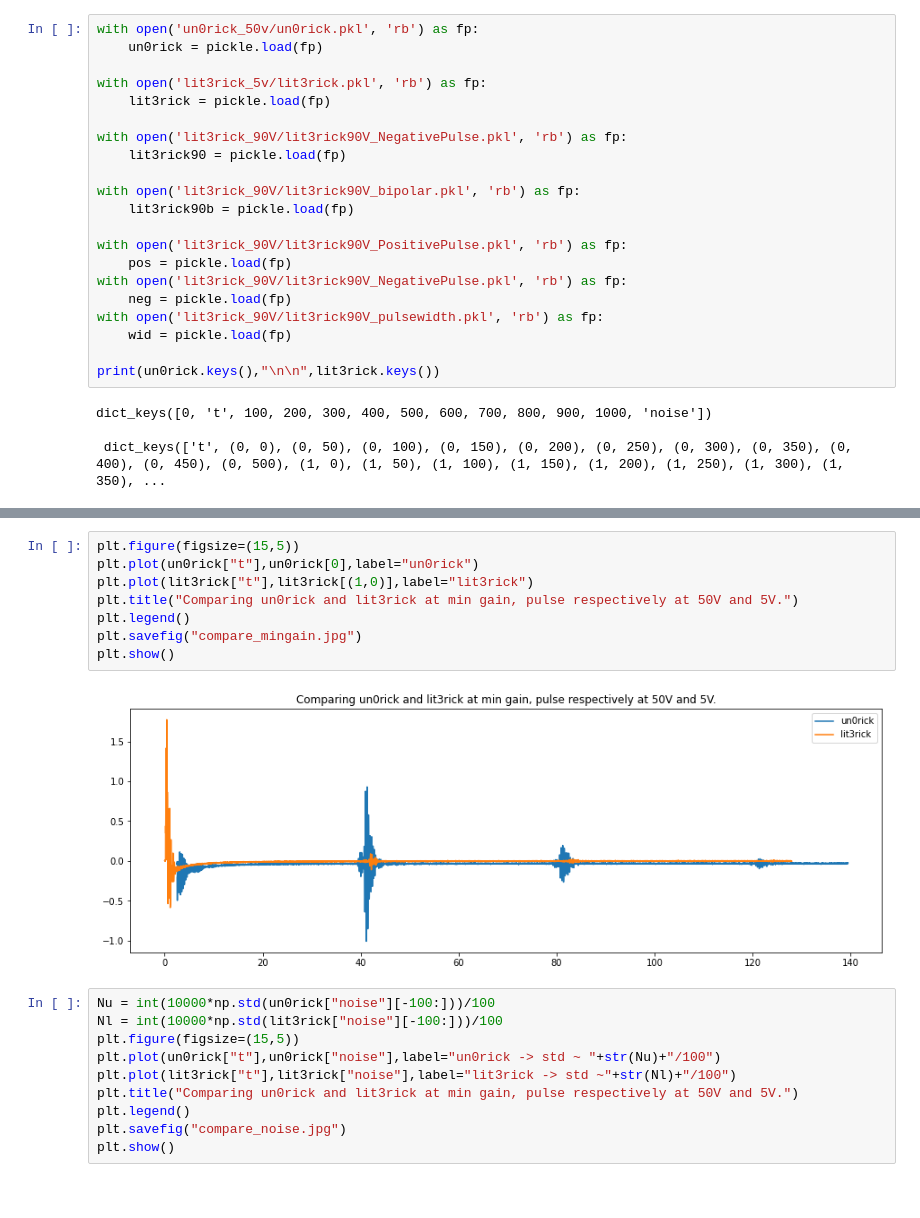
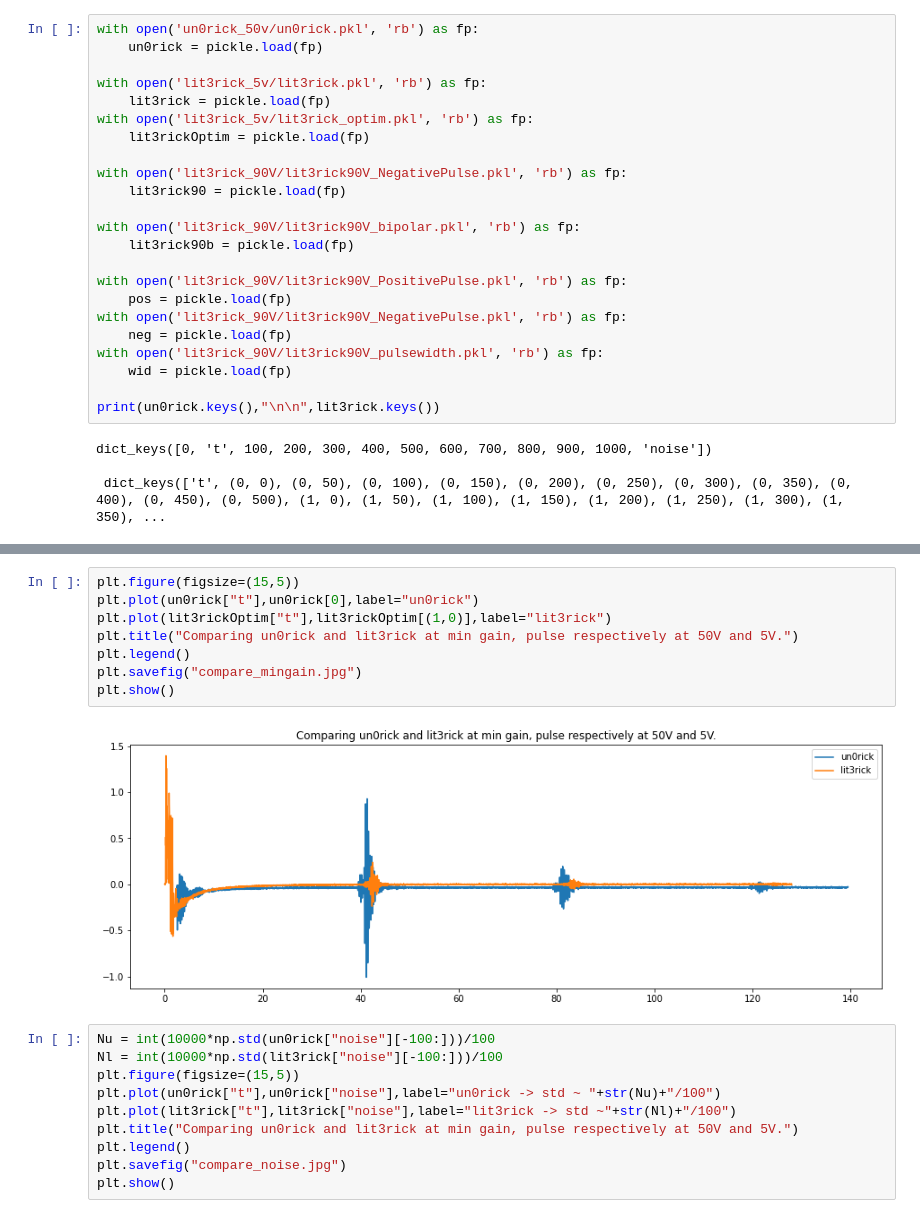
Before and after one commit to kelu124/lit3rick, a Jupyter notebook: sample_acqs/0.CompareAcqs.ipynb, the cells around one changed output, grey strips where cells are left out. Saved outputs shown, nothing was run; the diff lists cells and outputs as text.

```diff
--- a/sample_acqs/0.CompareAcqs.ipynb
+++ b/sample_acqs/0.CompareAcqs.ipynb
@@ -12,6 +12,8 @@ with open('un0rick_50v/un0rick.pkl', 'rb') as fp:
 
 with open('lit3rick_5v/lit3rick.pkl', 'rb') as fp:
     lit3rick = pickle.load(fp)
+with open('lit3rick_5v/lit3rick_optim.pkl', 'rb') as fp:
+    lit3rickOptim = pickle.load(fp)
 
 with open('lit3rick_90V/lit3rick90V_NegativePulse.pkl', 'rb') as fp:
     lit3rick90 = pickle.load(fp)
@@ -44,13 +46,13 @@ plt.show()
 # %%
 plt.figure(figsize=(15,5))
 plt.plot(un0rick["t"],un0rick[0],label="un0rick")
-plt.plot(lit3rick["t"],lit3rick[(1,0)],label="lit3rick")
+plt.plot(lit3rickOptim["t"],lit3rickOptim[(1,0)],label="lit3rick")
 plt.title("Comparing un0rick and lit3rick at min gain, pulse respectively at 50V and 5V.")
 plt.legend()
 plt.savefig("compare_mingain.jpg")
 plt.show()
 # %% [output]
-[figure, old version]
+[figure, new version]
 # %%
 Nu = int(10000*np.std(un0rick["noise"][-100:]))/100
 Nl = int(10000*np.std(lit3rick["noise"][-100:]))/100
```
Also changed, not shown: parts of 2 cells of this notebook, 7 other files.
